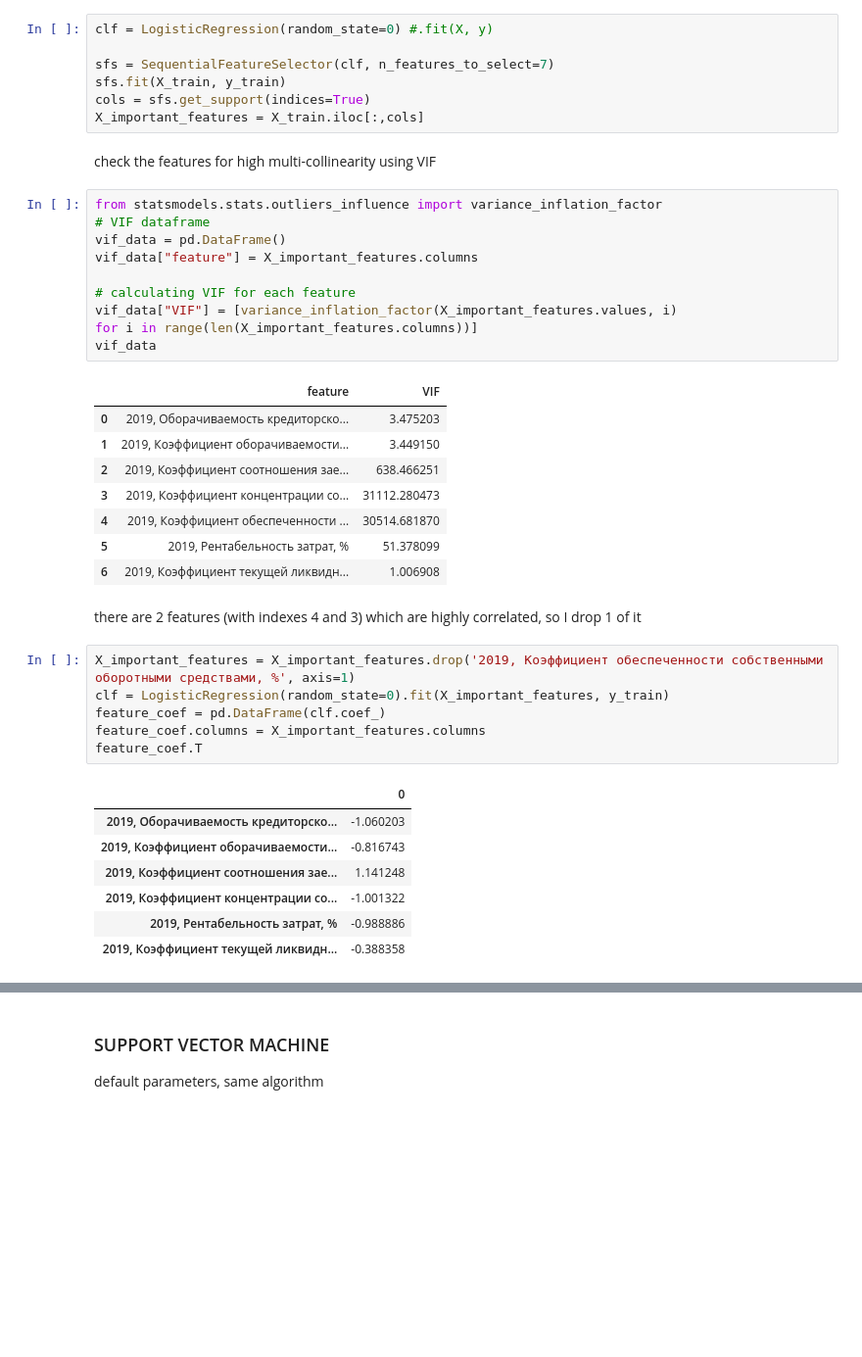
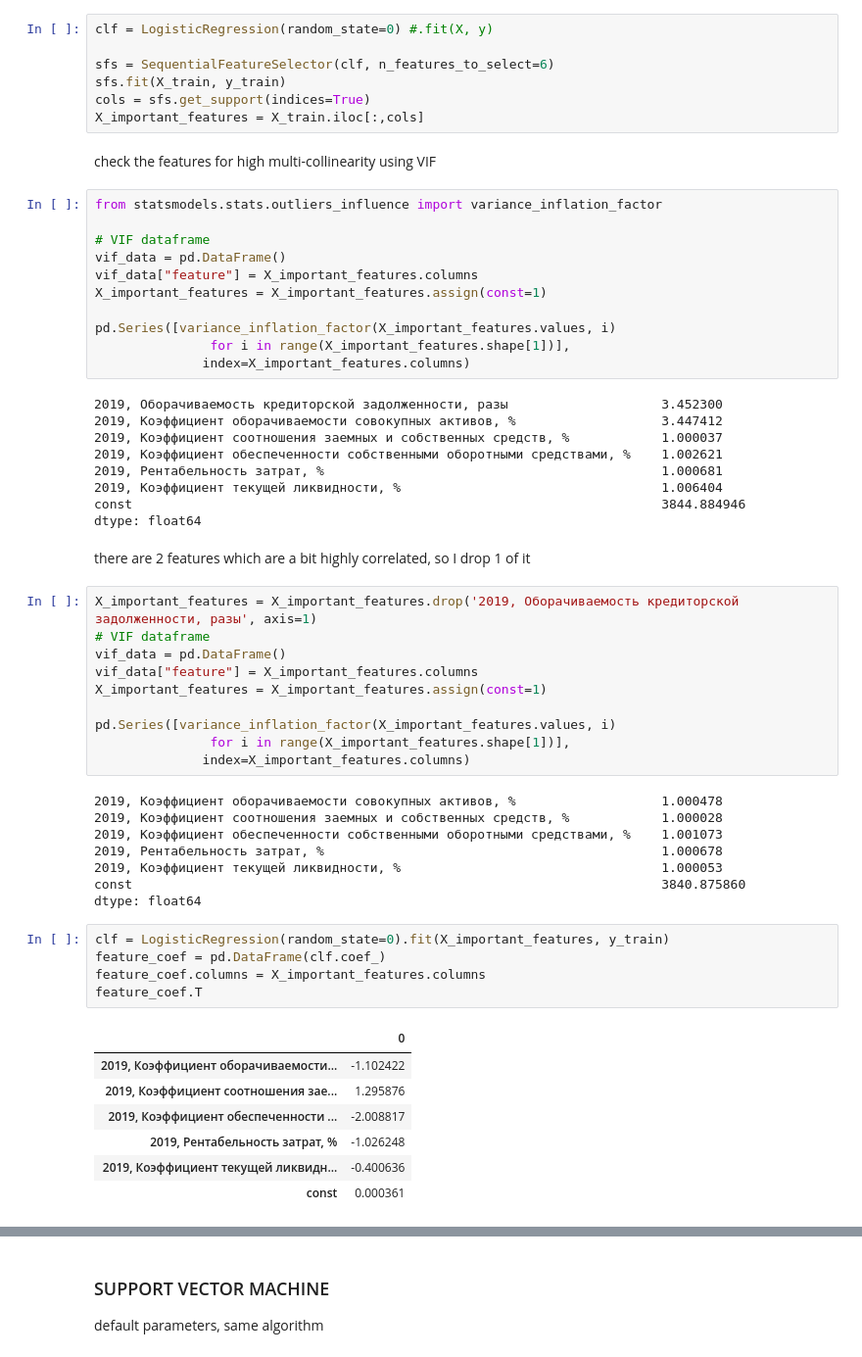
Before and after one commit to Mekss/retail-companies-bankruptcy-research, a Jupyter notebook: bankruptcy analysis.ipynb, the cells around one changed output, grey strips where cells are left out. Shown: that part at 98% size. Cells and saved outputs as stored; diff of their text form; blank space fills up the shorter version.

```diff
--- a/bankruptcy analysis.ipynb
+++ b/bankruptcy analysis.ipynb
@@ -224,7 +224,7 @@ as seen on plot 6 features (out of 20) is optimal number for logistic regression
 # %%
 clf = LogisticRegression(random_state=0) #.fit(X, y)
 
-sfs = SequentialFeatureSelector(clf, n_features_to_select=7)
+sfs = SequentialFeatureSelector(clf, n_features_to_select=6)
 sfs.fit(X_train, y_train)
 cols = sfs.get_support(indices=True)
 X_important_features = X_train.iloc[:,cols]
@@ -232,36 +232,54 @@ X_important_features = X_train.iloc[:,cols]
 check the features for high multi-collinearity using VIF
 # %%
 from statsmodels.stats.outliers_influence import variance_inflation_factor
+
 # VIF dataframe
 vif_data = pd.DataFrame()
 vif_data["feature"] = X_important_features.columns
+X_important_features = X_important_features.assign(const=1)
 
-# calculating VIF for each feature
-vif_data["VIF"] = [variance_inflation_factor(X_important_features.values, i)
-for i in range(len(X_important_features.columns))]
-vif_data
+pd.Series([variance_inflation_factor(X_important_features.values, i)
+               for i in range(X_important_features.shape[1])],
+              index=X_important_features.columns)
 # %% [output]
-|  | feature | VIF |
-| 0 | 2019, Оборачиваемость кредиторско... | 3.475203 |
-| 1 | 2019, Коэффициент оборачиваемости... | 3.449150 |
-| 2 | 2019, Коэффициент соотношения зае... | 638.466251 |
-| 3 | 2019, Коэффициент концентрации со... | 31112.280473 |
-| 4 | 2019, Коэффициент обеспеченности ... | 30514.681870 |
-| 5 | 2019, Рентабельность затрат, % | 51.378099 |
-| 6 | 2019, Коэффициент текущей ликвидн... | 1.006908 |
+2019, Оборачиваемость кредиторской задолженности, разы                    3.452300
+2019, Коэффициент оборачиваемости совокупных активов, %                   3.447412
+2019, Коэффициент соотношения заемных и собственных средств, %            1.000037
+2019, Коэффициент обеспеченности собственными оборотными средствами, %    1.002621
+2019, Рентабельность затрат, %                                            1.000681
+2019, Коэффициент текущей ликвидности, %                                  1.006404
+const                                                                     3844.884946
+dtype: float64
 # %% [markdown]
-there are 2 features (with indexes 4 and 3) which are highly correlated, so I drop 1 of it
+there are 2 features which are a bit highly correlated, so I drop 1 of it
+# %%
+X_important_features = X_important_features.drop('2019, Оборачиваемость кредиторской задолженности, разы', axis=1)
+# VIF dataframe
+vif_data = pd.DataFrame()
+vif_data["feature"] = X_important_features.columns
+X_important_features = X_important_features.assign(const=1)
+
+pd.Series([variance_inflation_factor(X_important_features.values, i)
+               for i in range(X_important_features.shape[1])],
+              index=X_important_features.columns)
+# %% [output]
+2019, Коэффициент оборачиваемости совокупных активов, %                   1.000478
+2019, Коэффициент соотношения заемных и собственных средств, %            1.000028
+2019, Коэффициент обеспеченности собственными оборотными средствами, %    1.001073
+2019, Рентабельность затрат, %                                            1.000678
+2019, Коэффициент текущей ликвидности, %                                  1.000053
+const                                                                     3840.875860
+dtype: float64
 # %%
-X_important_features = X_important_features.drop('2019, Коэффициент обеспеченности собственными оборотными средствами, %', axis=1)
 clf = LogisticRegression(random_state=0).fit(X_important_features, y_train)
 feature_coef = pd.DataFrame(clf.coef_)
 feature_coef.columns = X_important_features.columns
 feature_coef.T
 # %% [output]
 |  | 0 |
-| 2019, Оборачиваемость кредиторско... | -1.060203 |
-| 2019, Коэффициент оборачиваемости... | -0.816743 |
-| 2019, Коэффициент соотношения зае... | 1.141248 |
-| 2019, Коэффициент концентрации со... | -1.001322 |
-| 2019, Рентабельность затрат, % | -0.988886 |
-| 2019, Коэффициент текущей ликвидн... | -0.388358 |
+| 2019, Коэффициент оборачиваемости... | -1.102422 |
+| 2019, Коэффициент соотношения зае... | 1.295876 |
+| 2019, Коэффициент обеспеченности ... | -2.008817 |
+| 2019, Рентабельность затрат, % | -1.026248 |
+| 2019, Коэффициент текущей ликвидн... | -0.400636 |
+| const | 0.000361 |
```
Also changed, not shown: parts of 10 cells of this notebook.
